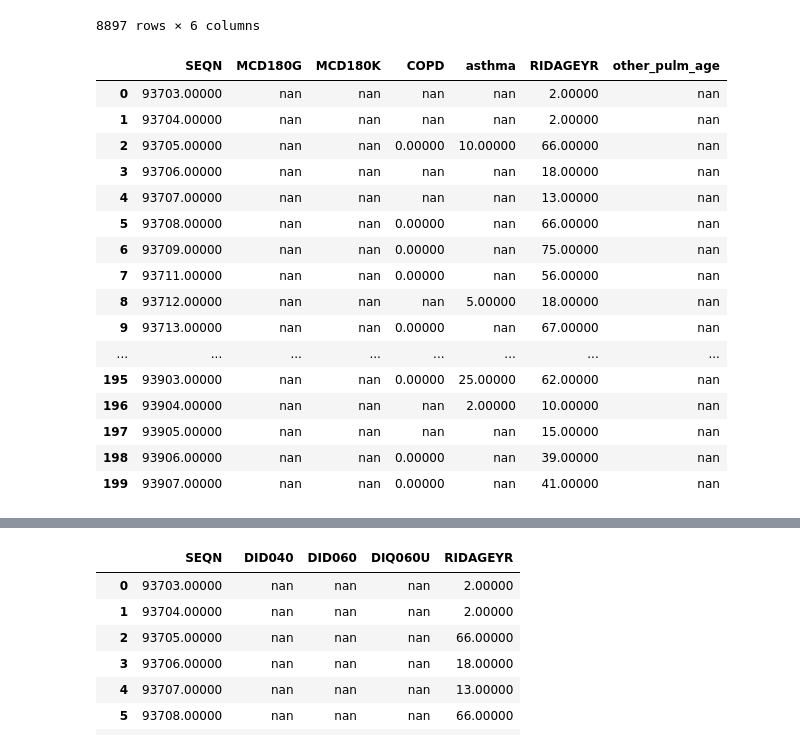
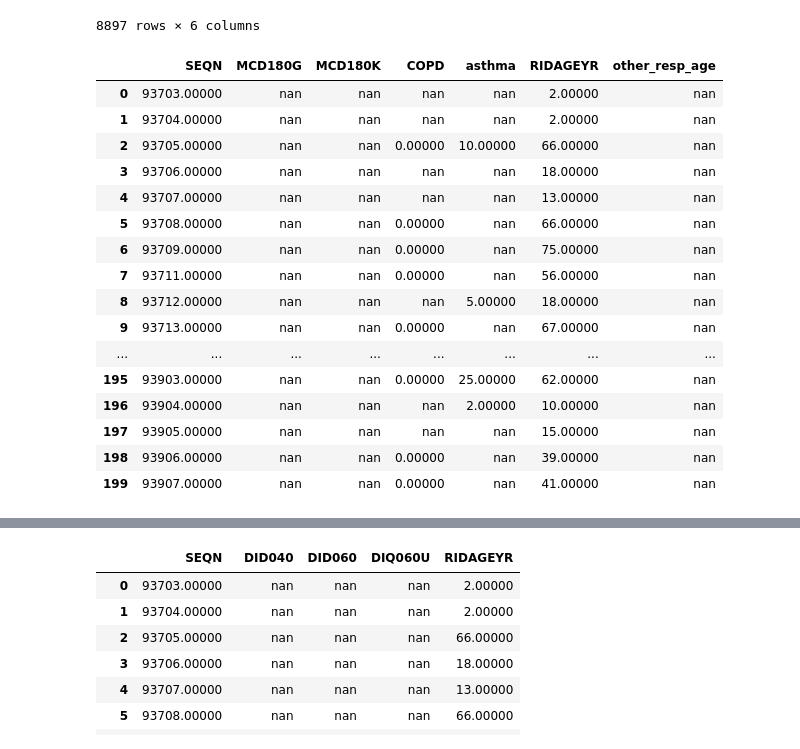
Before and after one commit to lilisbeit/Preventing-Hospitalizations, a Jupyter notebook: Untitled3.ipynb, the cells around one changed output, grey strips where cells are left out. Drawn from its saved outputs; the diff is of its cells as text; code cells hidden in the pictures.

```diff
--- a/Untitled3.ipynb
+++ b/Untitled3.ipynb
@@ -916,12 +886,12 @@ Name: MCD180K, dtype: int64
 col_to_edit = ['MCD180G', 'MCD180K', 'MCQ025']
 
 for col_name in col_to_edit:
-    pulm[col_name] = repl_99999(pulm[col_name])
+    resp[col_name] = replace_with_median(resp[col_name], 99999.00000)
 
-# check
+# recheck value counts
 
 for col_name in col_to_edit:
-    print(pulm[col_name].value_counts().head(200))
+    print(resp[col_name].value_counts().head(200))
 # %% [output]
 60.00000    7
 45.00000    7
@@ -969,10 +939,10 @@ pulm.head(200)
 # for COPD, change to 1 and 0 for binary instead of 1 and 2
 # also change 9 (don't know) to 0
 
-pulm.loc[pulm['MCQ160O'].isin([2, 9]), 'MCQ160O'] = 0
+resp.loc[resp['MCQ160O'].isin([2, 9]), 'MCQ160O'] = 0
 
 #check
-pulm['MCQ160O'].value_counts()
+resp['MCQ160O'].value_counts()
 # %% [output]
 A value is trying to be set on a copy of a slice from a DataFrame
 
@@ -986,8 +956,8 @@ See the caveats in the documentation: http://pandas.pydata.org/pandas-docs/stabl
 1.00000     293
 Name: MCQ160O, dtype: int64
 # %%
-pulm_2 = pulm.merge(age, how='left', on='SEQN')
-pulm_2
+resp_2 = resp.merge(age, how='left', on='SEQN')
+resp_2
 # %% [output]
 |  | SEQN | MCD180G | MCD180K | MCQ160O | MCQ025 | RIDAGEYR |
 | 0 | 93703.00000 | nan | nan | nan | nan | 2.00000 |
@@ -1003,8 +973,10 @@ pulm_2
 | 8896 | 102956.00000 | nan | nan | 0.00000 | nan | 38.00000 |
 8897 rows × 6 columns
 # %%
-pulm_2.rename(columns = {'MCQ160O': 'COPD', 'MCQ025': 'asthma'}, inplace=True)
-pulm_2
+# label COPD (leading cause of hospitalizations) and asthma (which is very common)
+
+resp_2.rename(columns = {'MCQ160O': 'COPD', 'MCQ025': 'asthma'}, inplace=True)
+resp_2
 # %% [output]
 |  | SEQN | MCD180G | MCD180K | COPD | asthma | RIDAGEYR |
 | 0 | 93703.00000 | nan | nan | nan | nan | 2.00000 |
@@ -1020,10 +992,12 @@ pulm_2
 | 8896 | 102956.00000 | nan | nan | 0.00000 | nan | 38.00000 |
 8897 rows × 6 columns
 # %%
-pulm_2['other_pulm_age'] = pulm_2[['MCD180G', 'MCD180K']].min(axis=1)
-pulm_2.head(200)
+# combine other respiratory conditions
+
+resp_2['other_resp_age'] = resp_2[['MCD180G', 'MCD180K']].min(axis=1)
+resp_2.head(200)
 # %% [output]
-|  | SEQN | MCD180G | MCD180K | COPD | asthma | RIDAGEYR | other_pulm_age |
+|  | SEQN | MCD180G | MCD180K | COPD | asthma | RIDAGEYR | other_resp_age |
 | 0 | 93703.00000 | nan | nan | nan | nan | 2.00000 | nan |
 | 1 | 93704.00000 | nan | nan | nan | nan | 2.00000 | nan |
 | 2 | 93705.00000 | nan | nan | 0.00000 | 10.00000 | 66.00000 | nan |
```
Also changed, not shown: parts of 92 cells of this notebook, 1 other file.
